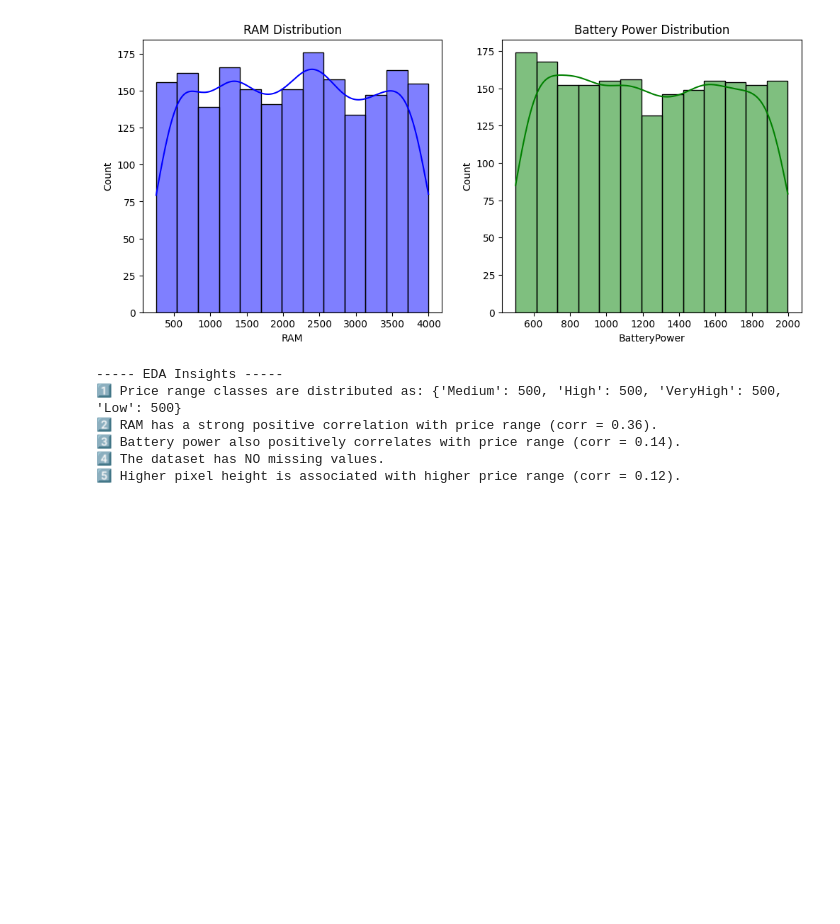
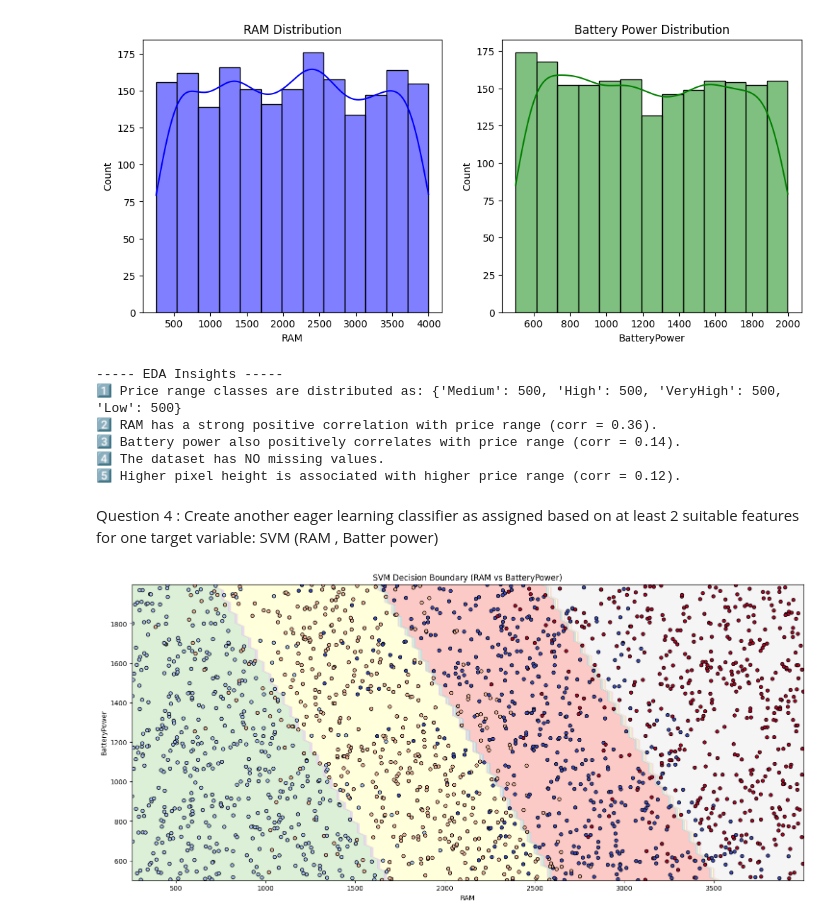
Before and after one commit to natalie-esuha/A1-2, a Jupyter notebook: Q1_and_2.ipynb, the cells around one changed output. Drawn from its saved outputs; the diff is of its cells as text; code cells hidden in the pictures; blank space fills up the shorter version.

Commit message:
Question 4

```diff
--- a/Q1_and_2.ipynb
+++ b/Q1_and_2.ipynb
@@ -132,3 +132,43 @@ Passing `palette` without assigning `hue` is deprecated and will be removed in v
 3️⃣ Battery power also positively correlates with price range (corr = 0.14).
 4️⃣ The dataset has NO missing values.
 5️⃣ Higher pixel height is associated with higher price range (corr = 0.12).
+# %% [markdown]
+Question 4 : Create another eager learning classifier as assigned based on at least 2 suitable
+features for one target variable: SVM
+(RAM , Batter power)
+# %%
+import numpy as np
+import matplotlib.pyplot as plt
+from sklearn.svm import SVC
+from sklearn.inspection import DecisionBoundaryDisplay
+
+# Select your two features
+X = df[['RAM', 'BatteryPower']].values
+y = df_corr['PriceRange_encoded'].values   # Make sure this column exists
+
+# Train SVM classifier
+svm = SVC(kernel="linear", C=1)
+svm.fit(X, y)
+
+# Plot decision boundary
+fig,ax = plt.subplots(figsize=(18, 8))
+DecisionBoundaryDisplay.from_estimator(
+    svm,
+    X,
+    response_method="predict",
+    cmap="Pastel1",
+    alpha=0.7,
+    xlabel='RAM',
+    ylabel='BatteryPower',
+    ax=ax
+)
+
+# Plot data points on top
+plt.scatter(X[:, 0], X[:, 1],
+            c=y, cmap="coolwarm",
+            edgecolors="k", s=25)
+
+plt.title("SVM Decision Boundary (RAM vs BatteryPower)")
+plt.show()
+# %% [output]
+[figure, added]
```
